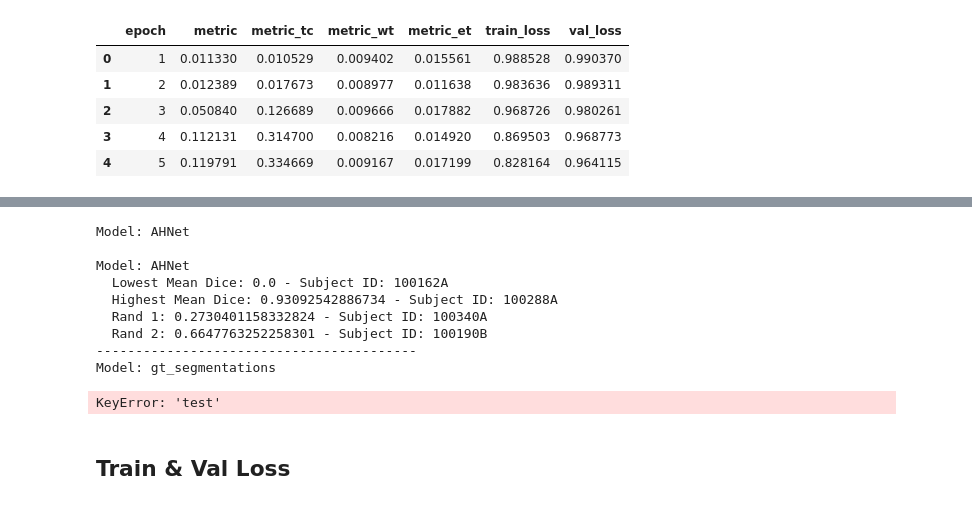
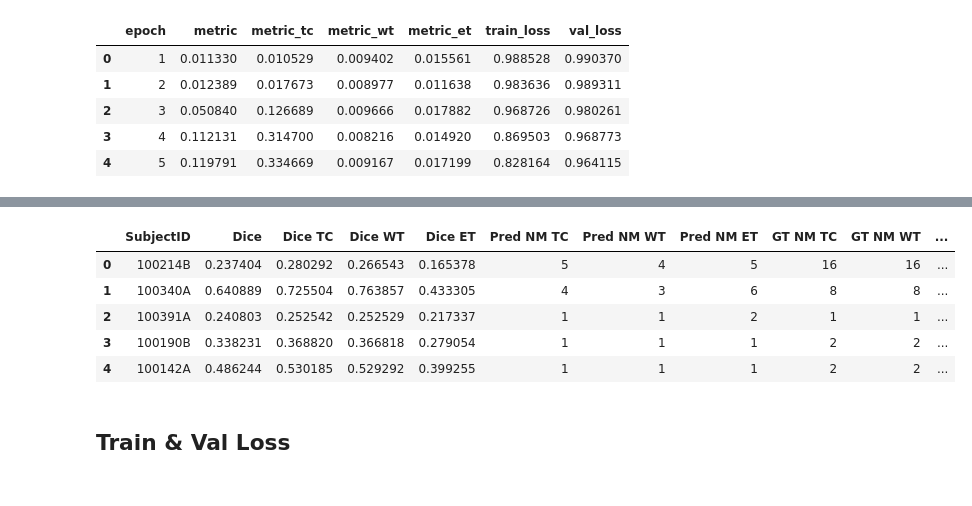
Before and after one commit to NachoGV/Semantic-Segmentation-of-Brain-Metastases-in-MRI-Scans, a Jupyter notebook: results_analysis.ipynb, the cells around one changed output, grey strips where cells are left out. Saved outputs shown, nothing was run; the diff lists cells and outputs as text; code cells hidden in the pictures.

```diff
--- a/results_analysis.ipynb
+++ b/results_analysis.ipynb
@@ -12,3 +14,6 @@ from nilearn.plotting import plot_glass_brain
+# %%
+# All cell content
+pd.set_option('display.max_colwidth', None)
 # %% [markdown]
 ## Load Data
 # %%
@@ -45,33 +54,0 @@ scores['AHNet']['test'].head()
-# %%
-# Print Hight and lowest mean dice and Subject ID
-for i, model in enumerate(scores.keys()):
-
-        min_id = scores[model]['test'][f'Dice'].idxmin()
-        min_sub = scores[model]['test'].iloc[min_id]['SubjectID']
-
-        max_id = scores[model]['test'][f'Dice'].idxmax()
-        max_sub = scores[model]['test'].iloc[max_id]['SubjectID']
-
-        id_1 = 1
-        sub_1 = scores[model]['test'].iloc[id_1]['SubjectID']
-
-        id_2 = 3
-        sub_2 = scores[model]['test'].iloc[id_2]['SubjectID']
-
-        print(f"Model: {model}\n"
-              f"  Lowest Mean Dice: {scores[model]['test'].iloc[min_id]['Dice']} - Subject ID: {min_sub}\n"
-              f"  Highest Mean Dice: {scores[model]['test'].iloc[max_id]['Dice']} - Subject ID: {max_sub}\n"
-              f"  Rand 1: {scores[model]['test'].iloc[id_1]['Dice']} - Subject ID: {sub_1}\n"
-              f"  Rand 2: {scores[model]['test'].iloc[id_2]['Dice']} - Subject ID: {sub_2}\n"
-              f"-----------------------------------------")
-# %% [output]
-Model: AHNet
-
-Model: AHNet
-  Lowest Mean Dice: 0.0 - Subject ID: 100162A
-  Highest Mean Dice: 0.93092542886734 - Subject ID: 100288A
-  Rand 1: 0.2730401158332824 - Subject ID: 100340A
-  Rand 2: 0.6647763252258301 - Subject ID: 100190B
------------------------------------------
-Model: gt_segmentations
-KeyError: 'test'
@@ -126,3 +55,13 @@ for channel in channels:
+# %%
+# AVG Ensemble
+scores['Average'].head()
+# %% [output]
+|  | SubjectID | Dice | Dice TC | Dice WT | Dice ET | Pred NM TC | Pred NM WT | Pred NM ET | GT NM TC | GT NM WT | ... |
+| 0 | 100214B | 0.237404 | 0.280292 | 0.266543 | 0.165378 | 5 | 4 | 5 | 16 | 16 | ... |
+| 1 | 100340A | 0.640889 | 0.725504 | 0.763857 | 0.433305 | 4 | 3 | 6 | 8 | 8 | ... |
+| 2 | 100391A | 0.240803 | 0.252542 | 0.252529 | 0.217337 | 1 | 1 | 2 | 1 | 1 | ... |
+| 3 | 100190B | 0.338231 | 0.368820 | 0.366818 | 0.279054 | 1 | 1 | 1 | 2 | 2 | ... |
+| 4 | 100142A | 0.486244 | 0.530185 | 0.529292 | 0.399255 | 1 | 1 | 1 | 2 | 2 | ... |
 # %% [markdown]
 ## Train & Val Loss
 # %%
```
Also changed, not shown: parts of 21 cells of this notebook, 10 other files.
